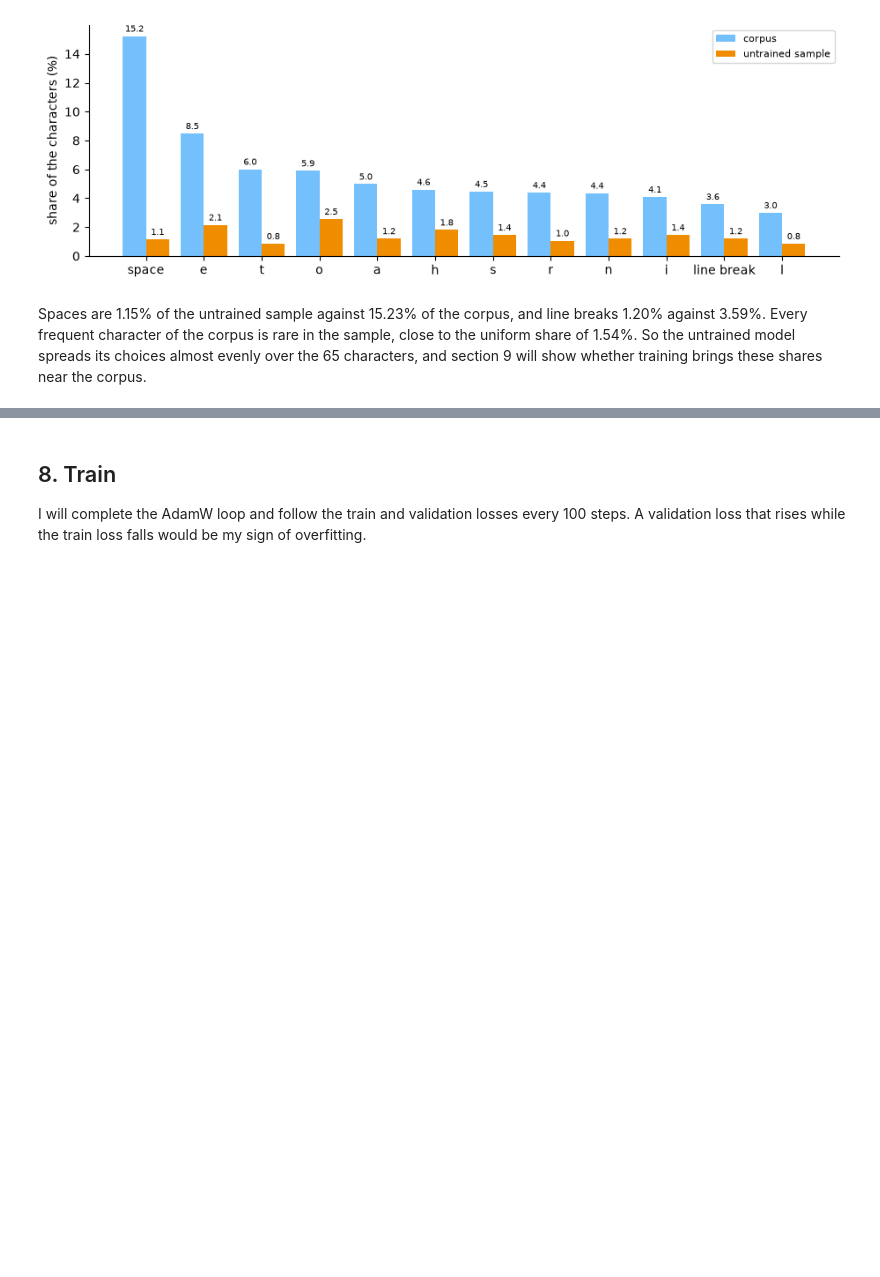
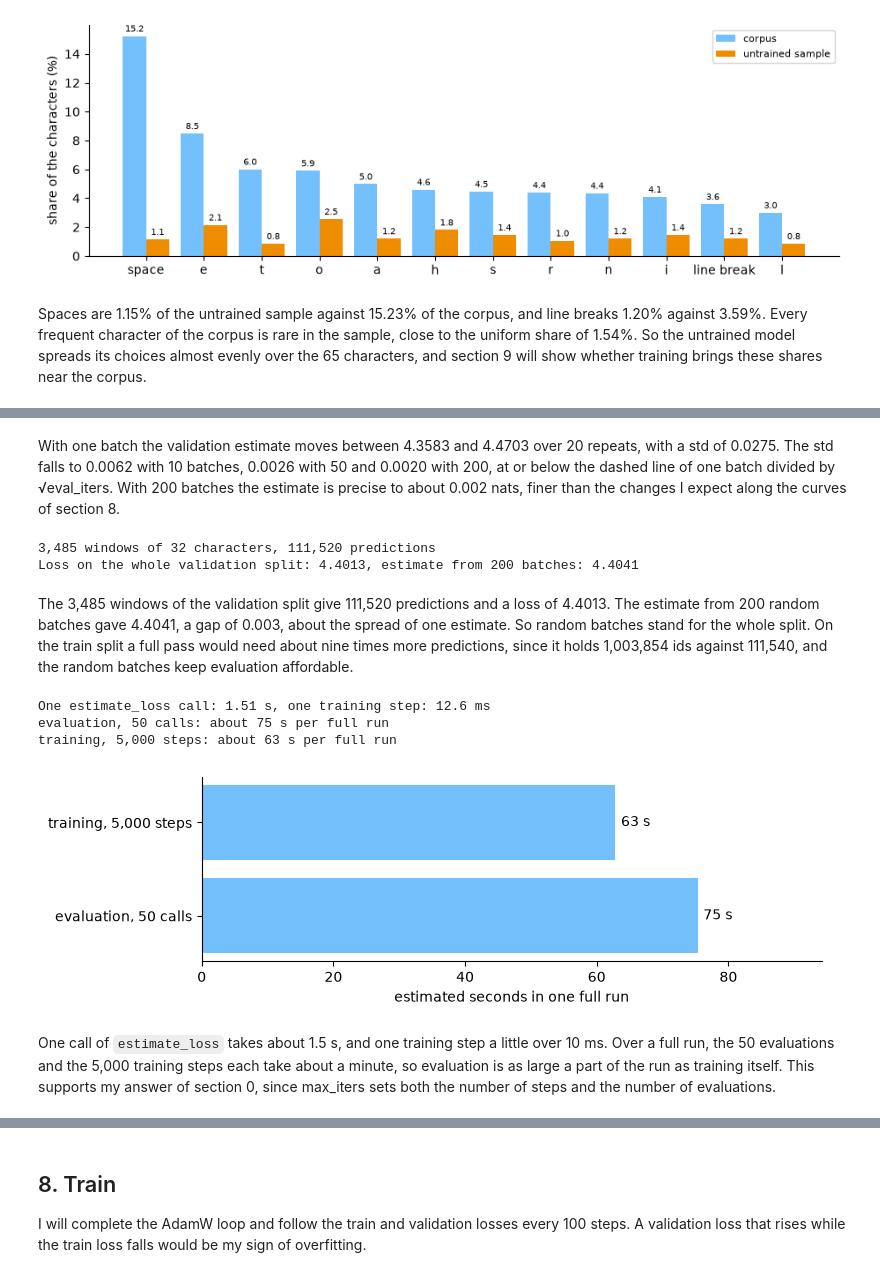
Before and after one commit to mcrayssac/ING3_IAA_GB_NLP, a Jupyter notebook: TP4_transformers.ipynb, the cells around one changed output, grey strips where cells are left out. Drawn from its saved outputs; the diff is of its cells as text; code cells hidden in the pictures; blank space fills up the shorter version.

```diff
--- a/TP4_transformers.ipynb
+++ b/TP4_transformers.ipynb
@@ -1287,0 +1377,60 @@ I will use the provided `estimate_loss`, which averages the loss over many batch
+# %% [markdown]
+With one batch the validation estimate moves between 4.3583 and 4.4703 over 20 repeats, with a std of 0.0275. The std falls to 0.0062 with 10 batches, 0.0026 with 50 and 0.0020 with 200, at or below the dashed line of one batch divided by √eval_iters. With 200 batches the estimate is precise to about 0.002 nats, finer than the changes I expect along the curves of section 8.
+# %%
+# Do 200 random batches stand for the whole split? The loss on every window of the val data.
+windows = (len(val_data) - 1) // block_size
+inputs = val_data[:windows * block_size].view(windows, block_size).to(device)
+targets = val_data[1:windows * block_size + 1].view(windows, block_size).to(device)
+total = 0.0
+model.eval()
+with torch.no_grad():
+    for start in range(0, windows, 256):
+        _, loss = model(inputs[start:start + 256], targets[start:start + 256])
+        total += loss.item() * inputs[start:start + 256].numel()
+model.train()
+full_val = total / (windows * block_size)
+print(f'{windows:,} windows of {block_size} characters, {windows * block_size:,} predictions')
+print(f'Loss on the whole validation split: {full_val:.4f}, '
+      f'estimate from 200 batches: {losses["val"]:.4f}')
+# %% [output]
+3,485 windows of 32 characters, 111,520 predictions
+Loss on the whole validation split: 4.4013, estimate from 200 batches: 4.4041
+# %% [markdown]
+The 3,485 windows of the validation split give 111,520 predictions and a loss of 4.4013. The estimate from 200 random batches gave 4.4041, a gap of 0.003, about the spread of one estimate. So random batches stand for the whole split. On the train split a full pass would need about nine times more predictions, since it holds 1,003,854 ids against 111,540, and the random batches keep evaluation affordable.
+# %%
+# What does evaluation cost in a full run? One estimate_loss call against one training step.
+import time
+
+torch.manual_seed(RANDOM_STATE)
+call_time = min(timeit.repeat(estimate_loss, number=1, repeat=3))
+scratch = copy.deepcopy(model)  # a copy, so the real weights stay untouched
+optimizer = torch.optim.AdamW(scratch.parameters(), lr=learning_rate)
+start = time.perf_counter()
+for _ in range(20):
+    xs, ys = get_batch('train')
+    _, loss = scratch(xs, ys)
+    optimizer.zero_grad(set_to_none=True)
+    loss.backward()
+    optimizer.step()
+step_time = (time.perf_counter() - start) / 20
+
+run_cost = {f'evaluation, {evaluations} calls': evaluations * call_time,
+            f'training, {max_iters:,} steps': max_iters * step_time}
+print(f'One estimate_loss call: {call_time:.2f} s, one training step: {1000 * step_time:.1f} ms')
+for name, seconds in run_cost.items():
+    print(f'{name}: about {seconds:.0f} s per full run')
+
+fig, ax = plt.subplots(figsize=(8, 2.4))
+bars = ax.barh(list(run_cost), list(run_cost.values()), color='#74c0fc')
+ax.bar_label(bars, labels=[f'{seconds:.0f} s' for seconds in run_cost.values()], padding=4)
+ax.set_xlim(0, max(run_cost.values()) * 1.25)
+ax.set_xlabel('estimated seconds in one full run')
+ax.spines[['top', 'right']].set_visible(False)
+plt.show()
+# %% [output]
+One estimate_loss call: 1.51 s, one training step: 12.6 ms
+evaluation, 50 calls: about 75 s per full run
+training, 5,000 steps: about 63 s per full run
+[figure, added]
+# %% [markdown]
+One call of `estimate_loss` takes about 1.5 s, and one training step a little over 10 ms. Over a full run, the 50 evaluations and the 5,000 training steps each take about a minute, so evaluation is as large a part of the run as training itself. This supports my answer of section 0, since max_iters sets both the number of steps and the number of evaluations.
```
Also changed, not shown: parts of 13 cells of this notebook, 4 other files.
